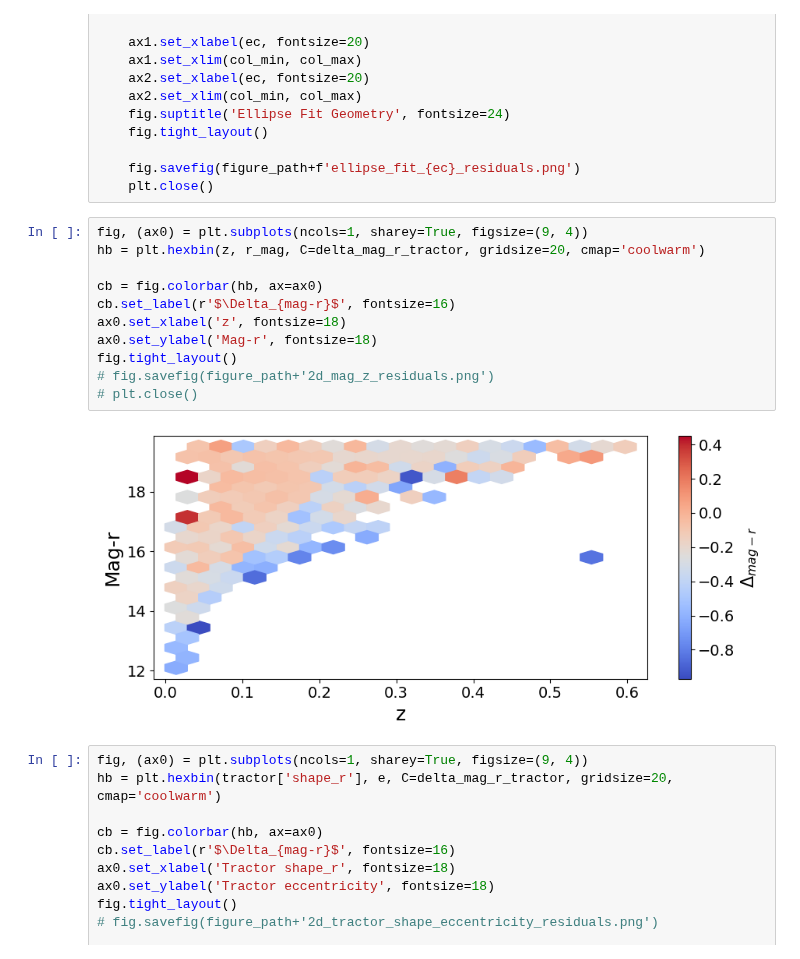
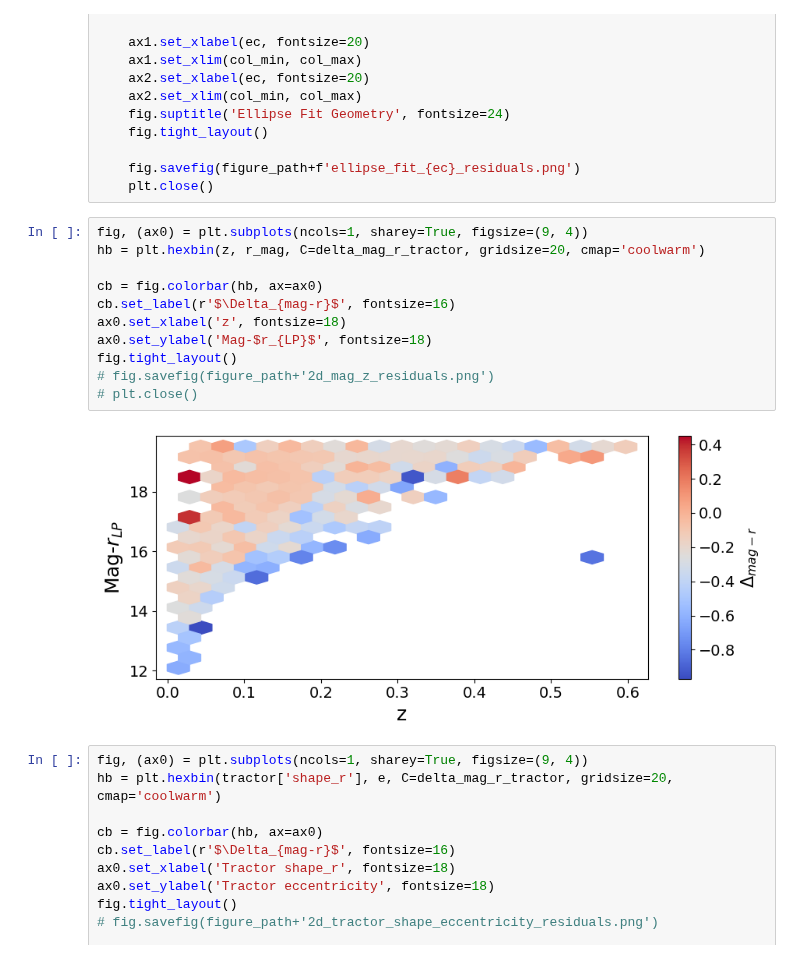
Before and after one commit to mattkwiecien/legacyhalos, a Jupyter notebook: science/sv3/sv3_mag_subsample_comparison.ipynb, the cells around one changed output. Drawn from its saved outputs; the diff is of its cells as text.

```diff
--- a/science/sv3/sv3_mag_subsample_comparison.ipynb
+++ b/science/sv3/sv3_mag_subsample_comparison.ipynb
@@ -376,16 +378,16 @@ for ec in ellipse_cols:
 # %%
 fig, (ax0) = plt.subplots(ncols=1, sharey=True, figsize=(9, 4))
 hb = plt.hexbin(z, r_mag, C=delta_mag_r_tractor, gridsize=20, cmap='coolwarm')
 
 cb = fig.colorbar(hb, ax=ax0)
 cb.set_label(r'$\Delta_{mag-r}$', fontsize=16)
 ax0.set_xlabel('z', fontsize=18)
-ax0.set_ylabel('Mag-r', fontsize=18)
+ax0.set_ylabel('Mag-$r_{LP}$', fontsize=18)
 fig.tight_layout()
 # fig.savefig(figure_path+'2d_mag_z_residuals.png')
 # plt.close()
 # %% [output]
-[figure, old version]
+[figure, new version]
 # %%
 fig, (ax0) = plt.subplots(ncols=1, sharey=True, figsize=(9, 4))
 hb = plt.hexbin(tractor['shape_r'], e, C=delta_mag_r_tractor, gridsize=20, cmap='coolwarm')
```
Also changed, not shown: parts of 5 cells of this notebook, 1 other file.
